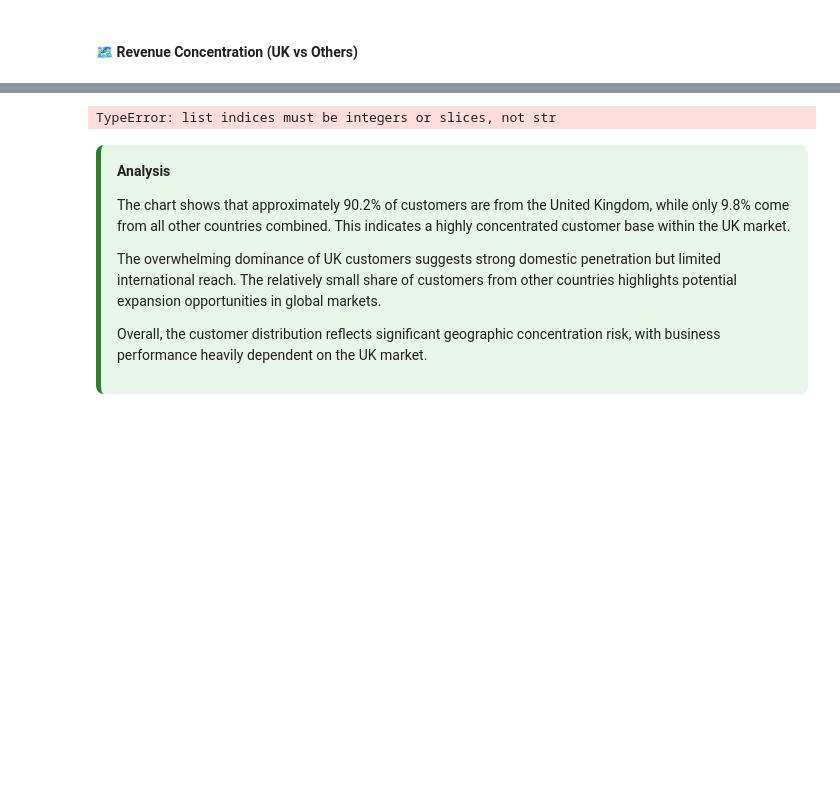
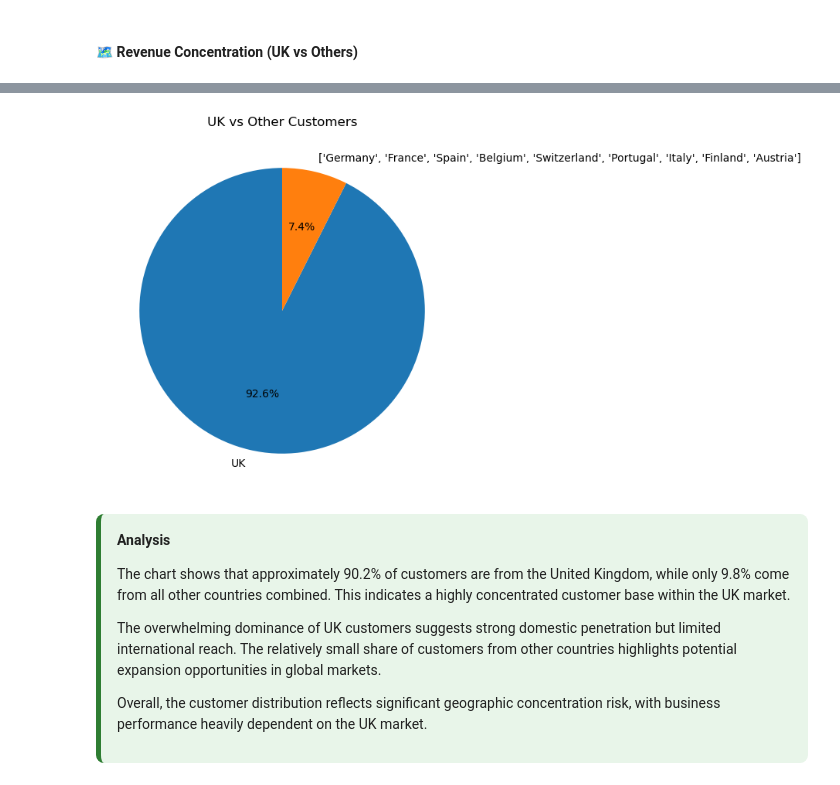
Before and after one commit to s3achan/ecommerce-customer-segmentation, a Jupyter notebook: Ecommerce-Segmentation.ipynb, the cells around one changed output, grey strips where cells are left out. Drawn from its saved outputs; the diff is of its cells as text; code cells hidden in the pictures; blank space fills up the shorter version.

```diff
--- a/Ecommerce-Segmentation.ipynb
+++ b/Ecommerce-Segmentation.ipynb
@@ -423,5 +423,6 @@ df_clean['country_cat'] = np.where(df_clean['country'] == 'United Kingdom','UK',
 customers_per_country = (df_clean.groupby('country')['customerid'].nunique().sort_values(ascending=False).reset_index()).head(10)
 # %%
 customers_per_country['country_cat'] = np.where(customers_per_country['country'] == 'United Kingdom','UK','Other')
-other_countries = [country for country in customers_per_country['country_cat'].values if country!='United Kingdom']
+other_countries = [country for country in customers_per_country['country'].values if country!='United Kingdom']
+other_countries
 # %% [output]
@@ -429,12 +438,12 @@ AttributeError: 'numpy.ndarray' object has no attribute 'head'
 # %%
 uk_total = customers_per_country.loc[customers_per_country['country'] == 'United Kingdom','customerid'].sum()
-other_total = customers_per_country.loc[other_countries['country'] != 'United Kingdom','customerid'].sum()
+other_total = customers_per_country.loc[customers_per_country['country'] != 'United Kingdom','customerid'].sum()
 plt.figure(figsize=(6,6))
 plt.pie([uk_total, other_total],labels=['UK', other_countries],autopct='%1.1f%%',startangle=90,colors=['#1f77b4', '#ff7f0e'])
 plt.title("UK vs Other Customers")
 plt.show()
 # %% [output]
-TypeError: list indices must be integers or slices, not str
+[figure, added]
 # %% [markdown]
 <div style="background-color:#E8F5E9; padding:16px; border-radius:8px; border-left:5px solid #2E7D32;">
 
```
Also changed, not shown: parts of 1 cell of this notebook.
